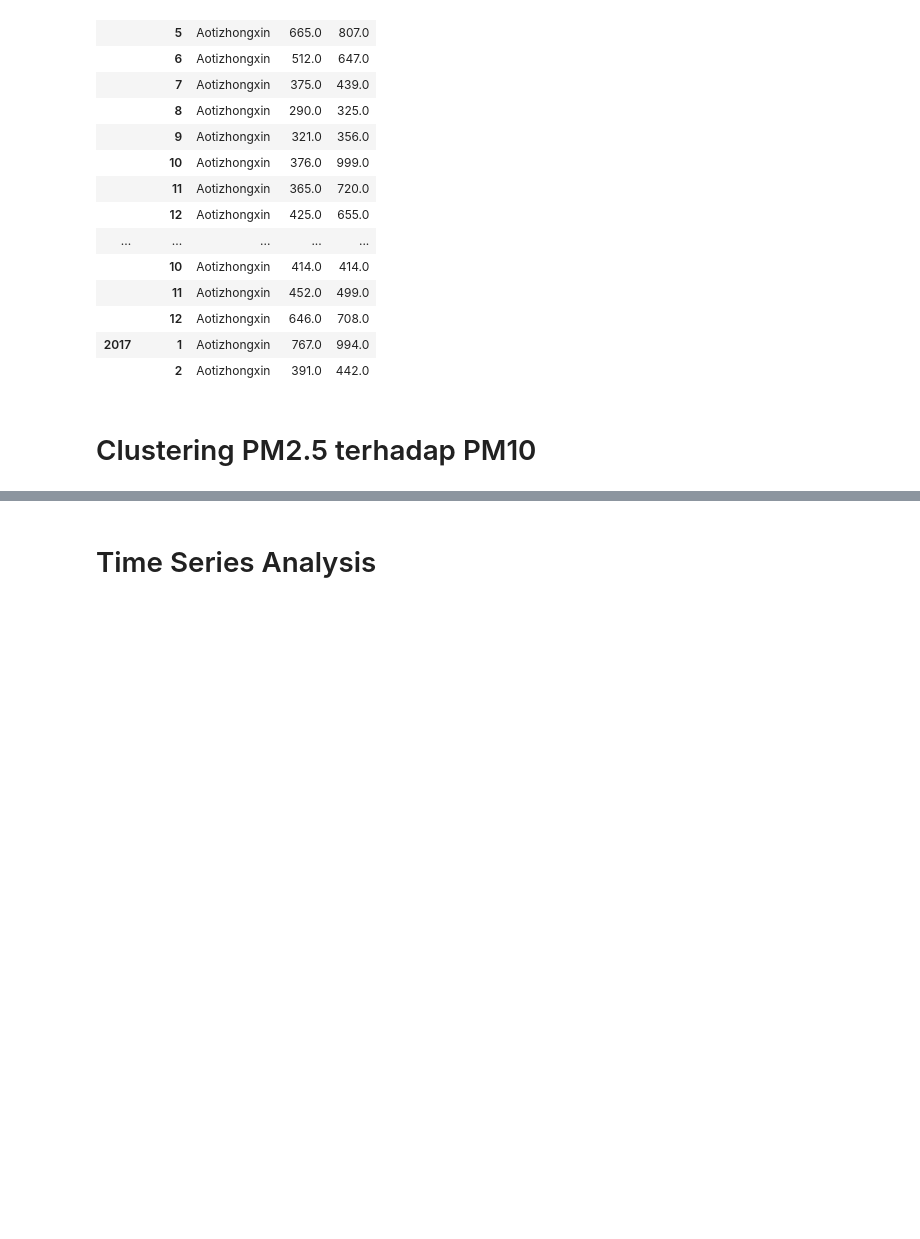
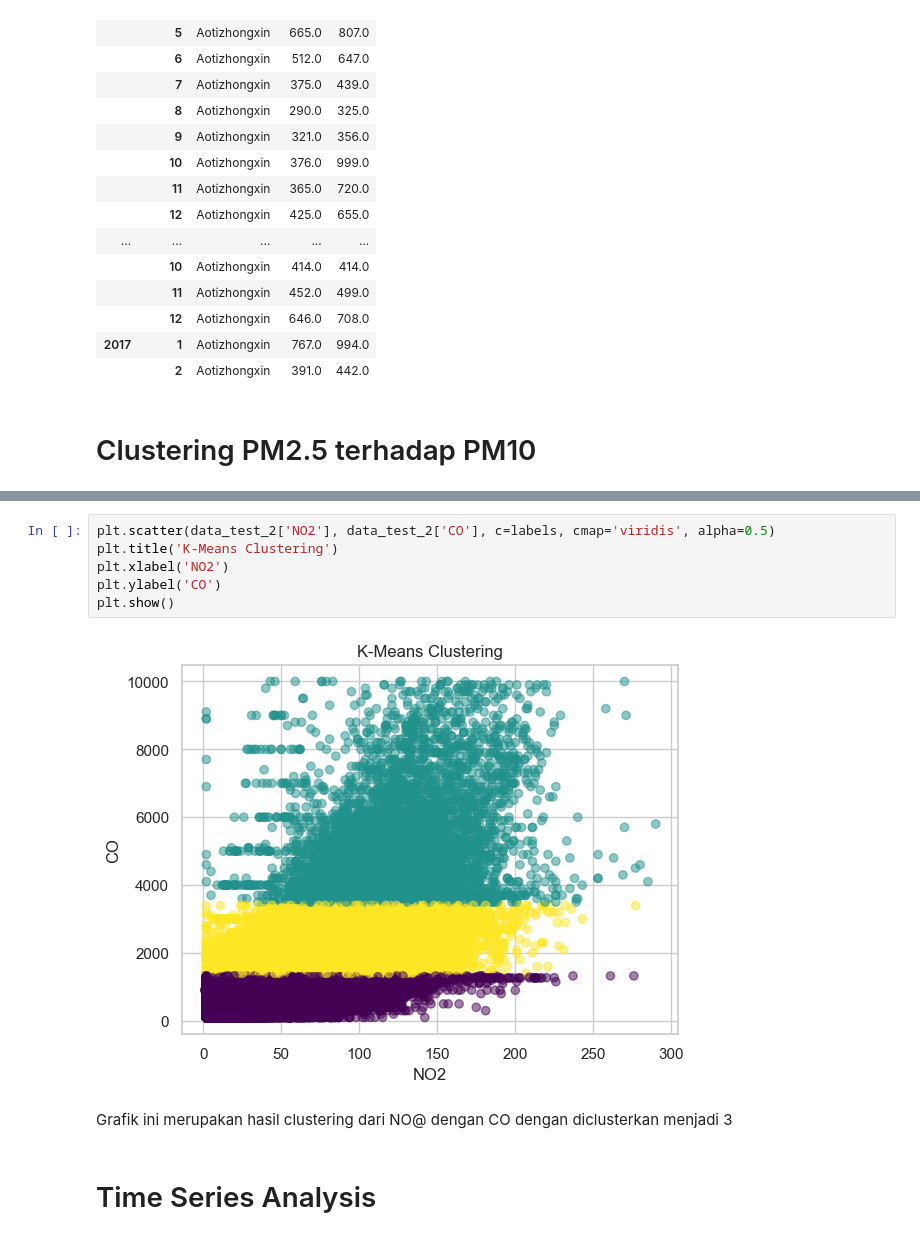
Before and after one commit to JuanCYoung/Air-Quality-Data-Analysis, a Jupyter notebook: notebook.ipynb, the cells around one changed output, grey strips where cells are left out. Saved outputs shown, nothing was run; the diff lists cells and outputs as text; blank space fills up the shorter version.

```diff
--- a/notebook.ipynb
+++ b/notebook.ipynb
@@ -772,3 +741,13 @@ plt.plot()
+# %%
+plt.scatter(data_test_2['NO2'], data_test_2['CO'], c=labels, cmap='viridis', alpha=0.5)
+plt.title('K-Means Clustering')
+plt.xlabel('NO2')
+plt.ylabel('CO')
+plt.show()
+# %% [output]
+[figure, added]
+# %% [markdown]
+Grafik ini merupakan hasil clustering dari NO@ dengan CO dengan diclusterkan menjadi 3
 # %% [markdown]
 # Time Series Analysis
 # %%
```
Also changed, not shown: parts of 14 cells of this notebook, 1 other file.
